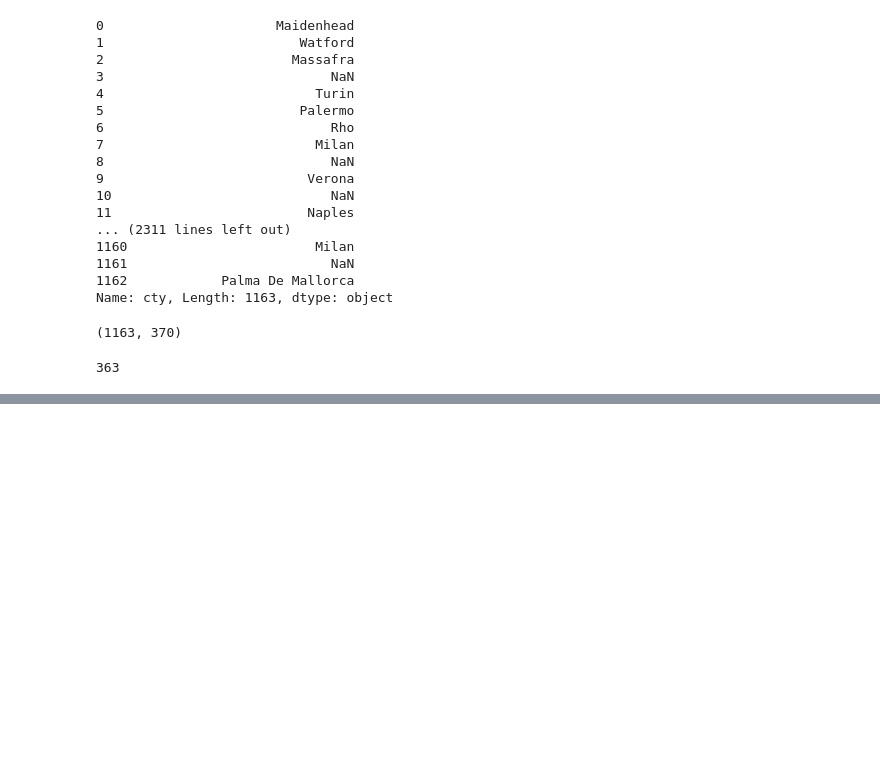
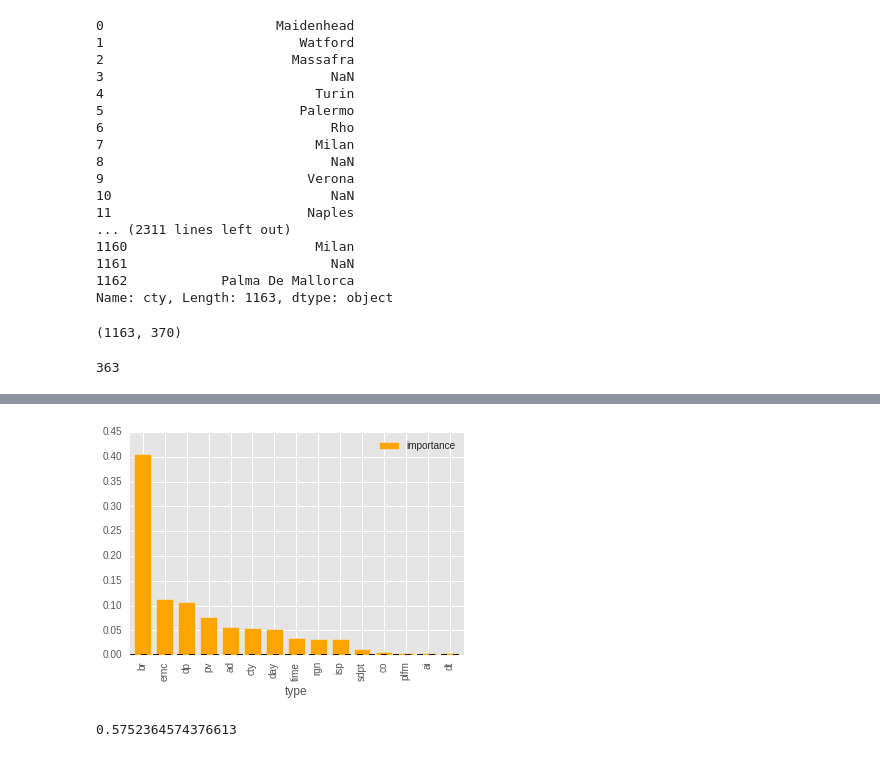
Before and after one commit to hellowendy/Insight_Data_Science, a Jupyter notebook: notebook/Zenit_specifc_APP_analysis.ipynb, the cells around one changed output, grey strips where cells are left out. Drawn from its saved outputs; the diff is of its cells as text; code cells hidden in the pictures; blank space fills up the shorter version.

```diff
--- a/notebook/Zenit_specifc_APP_analysis.ipynb
+++ b/notebook/Zenit_specifc_APP_analysis.ipynb
@@ -185,0 +268,14 @@ test_Diretta_Calcio = data2_Diretta_Calcio_expand.loc[test_Diretta_Calcio_Ind,:]
+# %%
+p = features_Diretta_Calcio[['type',
+                             'importance']].groupby('type').sum().sort('importance',
+                                                                       ascending = 0).plot(kind='bar',
+                                                                                           color='orange')
+fig = p.get_figure()
+fig.savefig('../fig/20150614_RF_feature_sum_Diretta_Calcio.png',format='png')
+# %% [output]
+[figure, added]
+# %%
+rate_Diretta_Calcio = float(data2_Diretta_Calcio.click.sum())/data2_Diretta_Calcio.shape[0]
+rate_Diretta_Calcio
+# %% [output]
+0.5752364574376613
```
Also changed, not shown: parts of 156 cells of this notebook, 1 other file.
